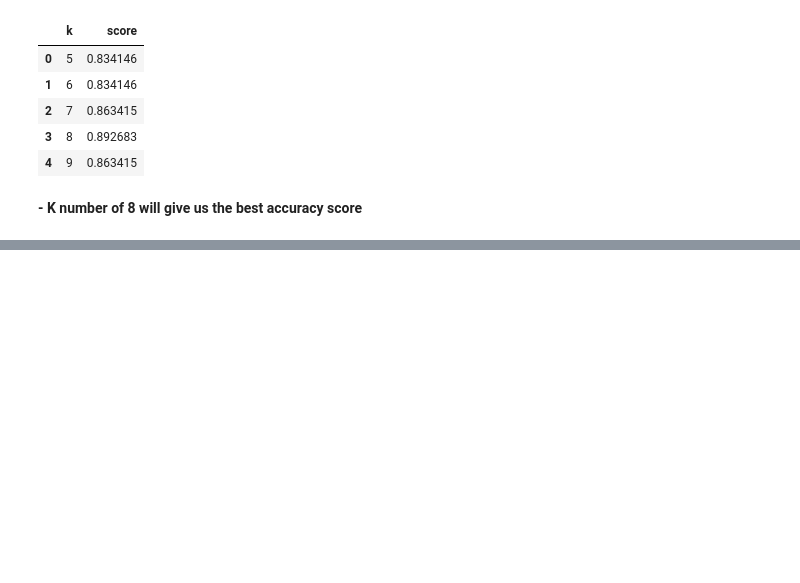
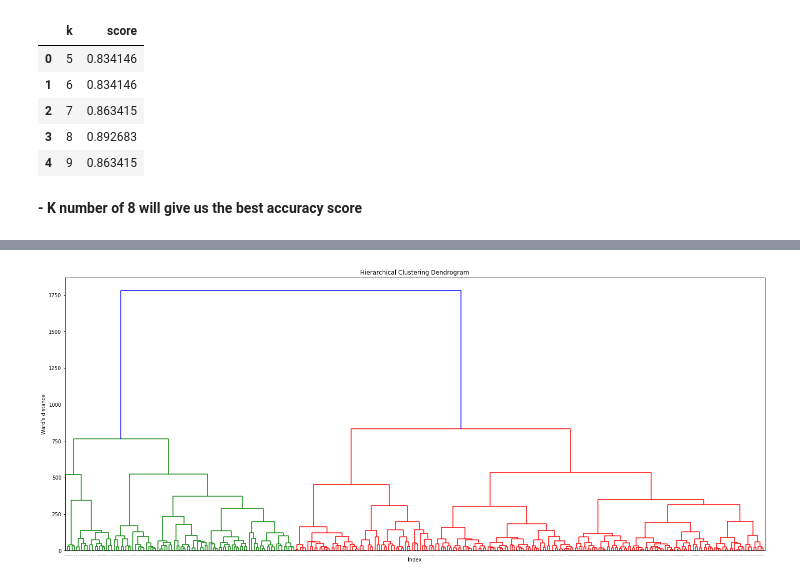
Before and after one commit to BentoBox2447/HeartDisease, a Jupyter notebook: 03-KNN.ipynb, the cells around one changed output, grey strips where cells are left out. Saved outputs shown, nothing was run; the diff lists cells and outputs as text; code cells hidden in the pictures; blank space fills up the shorter version.

```diff
--- a/03-KNN.ipynb
+++ b/03-KNN.ipynb
@@ -214,0 +224,8 @@ array([1], dtype=int64)
+# %%
+plt.figure(figsize=(25, 10))
+plt.title("Hierarchical Clustering Dendrogram")
+plt.xlabel("Index")
+plt.ylabel("Ward's distance")
+dendrogram(distance, leaf_rotation=90, leaf_font_size=1);
+# %% [output]
+[figure, added]
```
Also changed, not shown: parts of 13 cells of this notebook, 9 other files.
